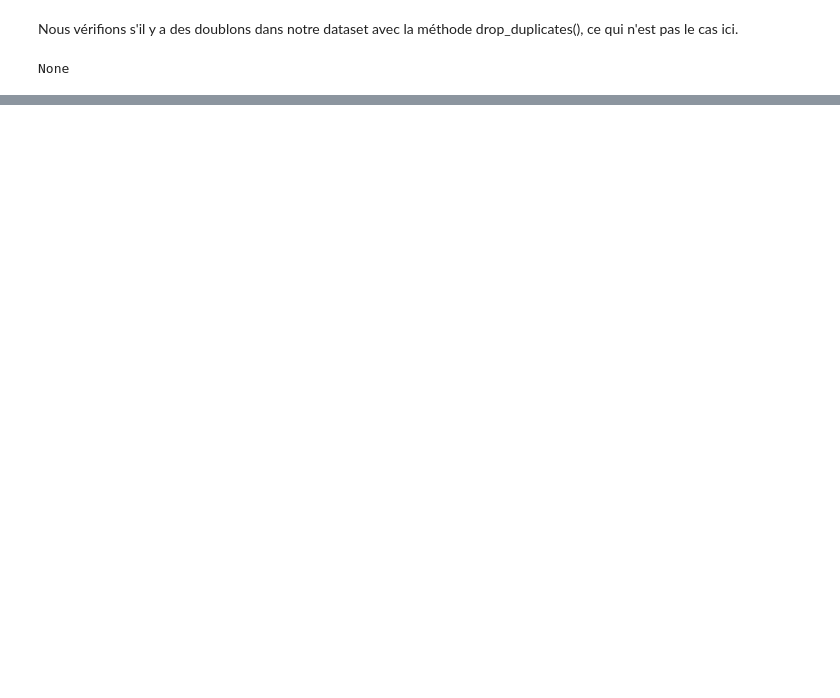
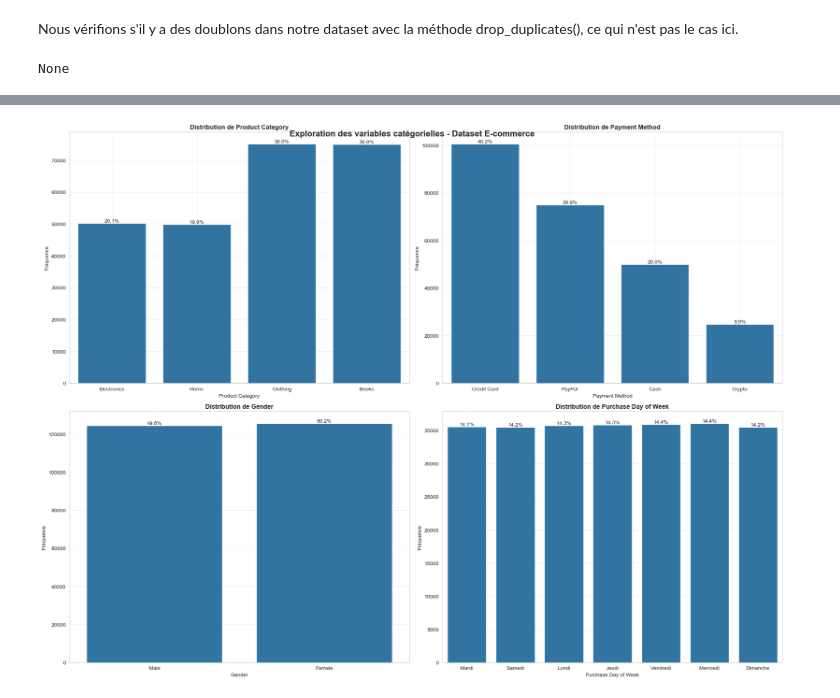
Before and after one commit to JMzhou-data/Portfolio, a Jupyter notebook: e-commerce/analyse_e_commerce.ipynb, the cells around one changed output, grey strips where cells are left out. Cells and saved outputs as stored; diff of their text form; code cells hidden in the pictures; blank space fills up the shorter version.

Commit message:
Ajout analyse univariée catégorielle

```diff
--- a/e-commerce/analyse_e_commerce.ipynb
+++ b/e-commerce/analyse_e_commerce.ipynb
@@ -124,0 +102,15 @@ import seaborn as sns
+# %%
+categorical_columns = []
+numerical_columns = []
+
+for i in df.columns:
+    if (df[i].dtype=='object'):
+        categorical_columns.append(i)
+    elif (df[i].dtype=='int64') | (df[i].dtype=='float64') | (df[i].dtype=='int32') | (df[i].dtype=='float32'):
+        numerical_columns.append(i)
+    else:
+        print(f'Colonne {i} : dtype -> {df[i].dtype}, ni catégorielle ni numérique')
+
+categorical_columns.remove('Customer Name')
+print(f'Categorical columns : {categorical_columns}')
+print(f'Numerical columns : {numerical_columns}')
@@ -124,0 +124,35 @@ import seaborn as sns
+# %%
+def categorical_graphics(df, categorical_columns, figsize=(20,15)):
+    ncols = 2
+    nrows = 2
+
+    fig, axes = plt.subplots(nrows=nrows, ncols=ncols, figsize=figsize)
+    axes = axes.flatten()
+    plot_idx = 0
+
+    for col in categorical_columns:
+        ax = axes[plot_idx]
+        sns.countplot(data=df, x=col, ax=ax)
+
+        # Etiquettes de données
+        total = len(df[col].dropna())
+        for container in ax.containers:
+            labels = [f'{v/total*100:.1f}%' for v in container.datavalues]
+            ax.bar_label(container, labels=labels, fontsize=10)
+
+        ax.set_title(f'Distribution de {col}', fontsize=12, fontweight='bold')
+        ax.set_xlabel(col)
+        ax.set_ylabel('Fréquence')
+        ax.grid(True, alpha=0.3)
+
+        plot_idx += 1
+
+    plt.tight_layout()
+    plt.suptitle('Exploration des variables catégorielles - Dataset E-commerce', fontsize=16, fontweight='bold')
+    plt.show()
+
+    return
+
+categorical_graphics(df,categorical_columns)
+# %% [output]
+[figure, added]
```
Also changed, not shown: parts of 13 cells of this notebook.
